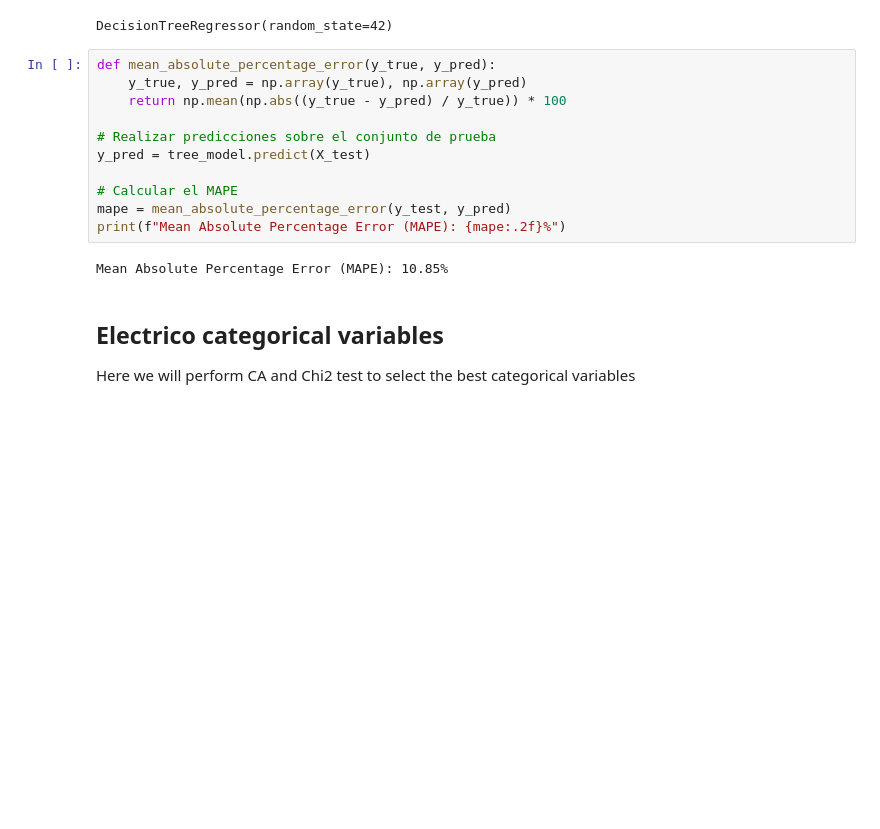
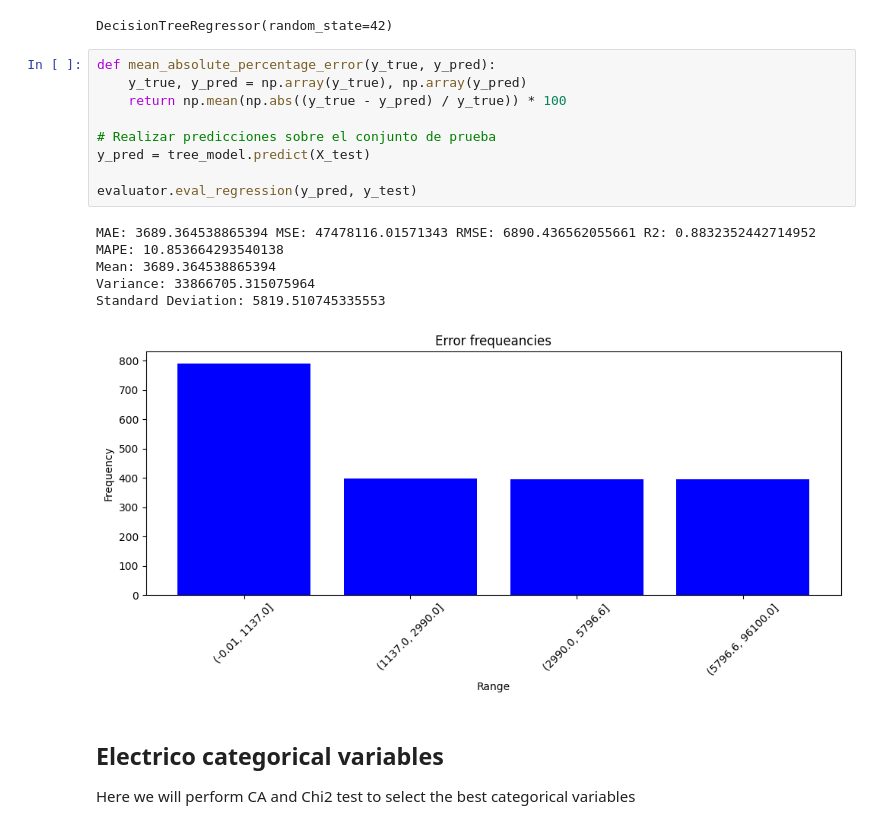
Before and after one commit to Lingfeng555/Cars_Price_Prediction, a Jupyter notebook: Trees/electric_and_plugin.ipynb, the cells around one changed output. Saved outputs shown, nothing was run; the diff lists cells and outputs as text; blank space fills up the shorter version.

```diff
--- a/Trees/electric_and_plugin.ipynb
+++ b/Trees/electric_and_plugin.ipynb
@@ -228,16 +228,18 @@ DecisionTreeRegressor(random_state=42)
 # %%
 def mean_absolute_percentage_error(y_true, y_pred):
     y_true, y_pred = np.array(y_true), np.array(y_pred)
     return np.mean(np.abs((y_true - y_pred) / y_true)) * 100
 
 # Realizar predicciones sobre el conjunto de prueba
 y_pred = tree_model.predict(X_test)
 
-# Calcular el MAPE
-mape = mean_absolute_percentage_error(y_test, y_pred)
-print(f"Mean Absolute Percentage Error (MAPE): {mape:.2f}%")
+evaluator.eval_regression(y_pred, y_test)
 # %% [output]
-Mean Absolute Percentage Error (MAPE): 10.85%
+MAE: 3689.364538865394 MSE: 47478116.01571343 RMSE: 6890.436562055661 R2: 0.8832352442714952 MAPE: 10.853664293540138
+Mean: 3689.364538865394
+Variance: 33866705.315075964
+Standard Deviation: 5819.510745335553
+[figure, added]
 # %% [markdown]
 ## Electrico categorical variables
 Here we will perform CA and Chi2 test to select the best categorical variables
```
Also changed, not shown: parts of 5 cells of this notebook, 1 other file.
